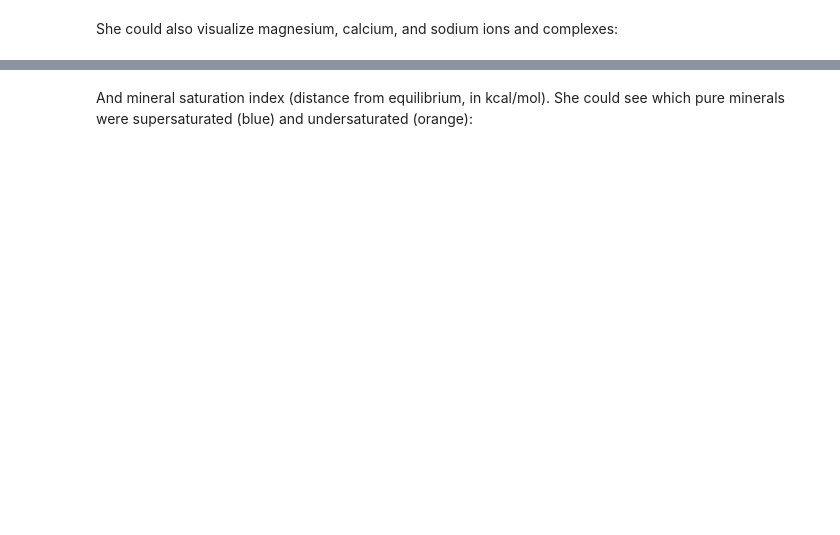
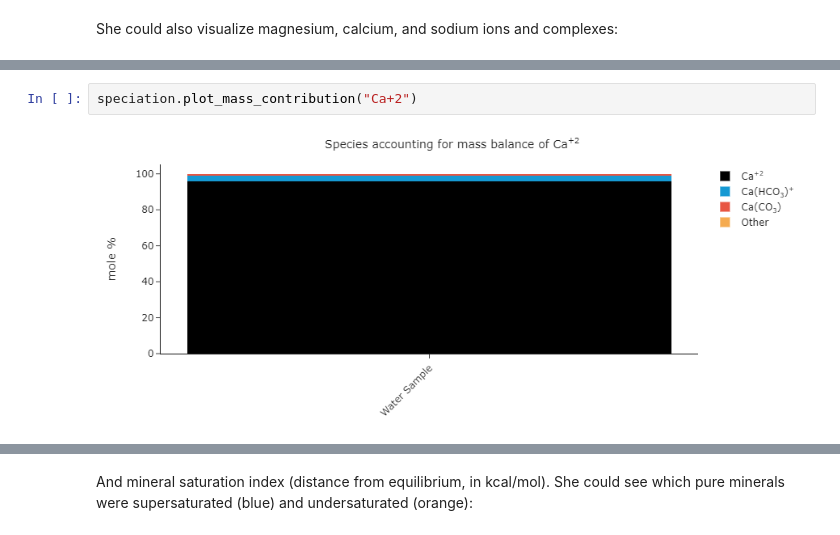
Before and after one commit to worm-portal/WORM-Library, a Jupyter notebook: WORKSHOP/WorkshopDemo.ipynb, the cells around one changed output, grey strips where cells are left out. Saved outputs shown, nothing was run; the diff lists cells and outputs as text; blank space fills up the shorter version.

```diff
--- a/WORKSHOP/WorkshopDemo.ipynb
+++ b/WORKSHOP/WorkshopDemo.ipynb
@@ -181,0 +152,4 @@ speciation.plot_mass_contribution("Mg+2")
+# %%
+speciation.plot_mass_contribution("Ca+2")
+# %% [output]
+[figure, added]
```
Also changed, not shown: parts of 13 cells of this notebook, 24 other files.
